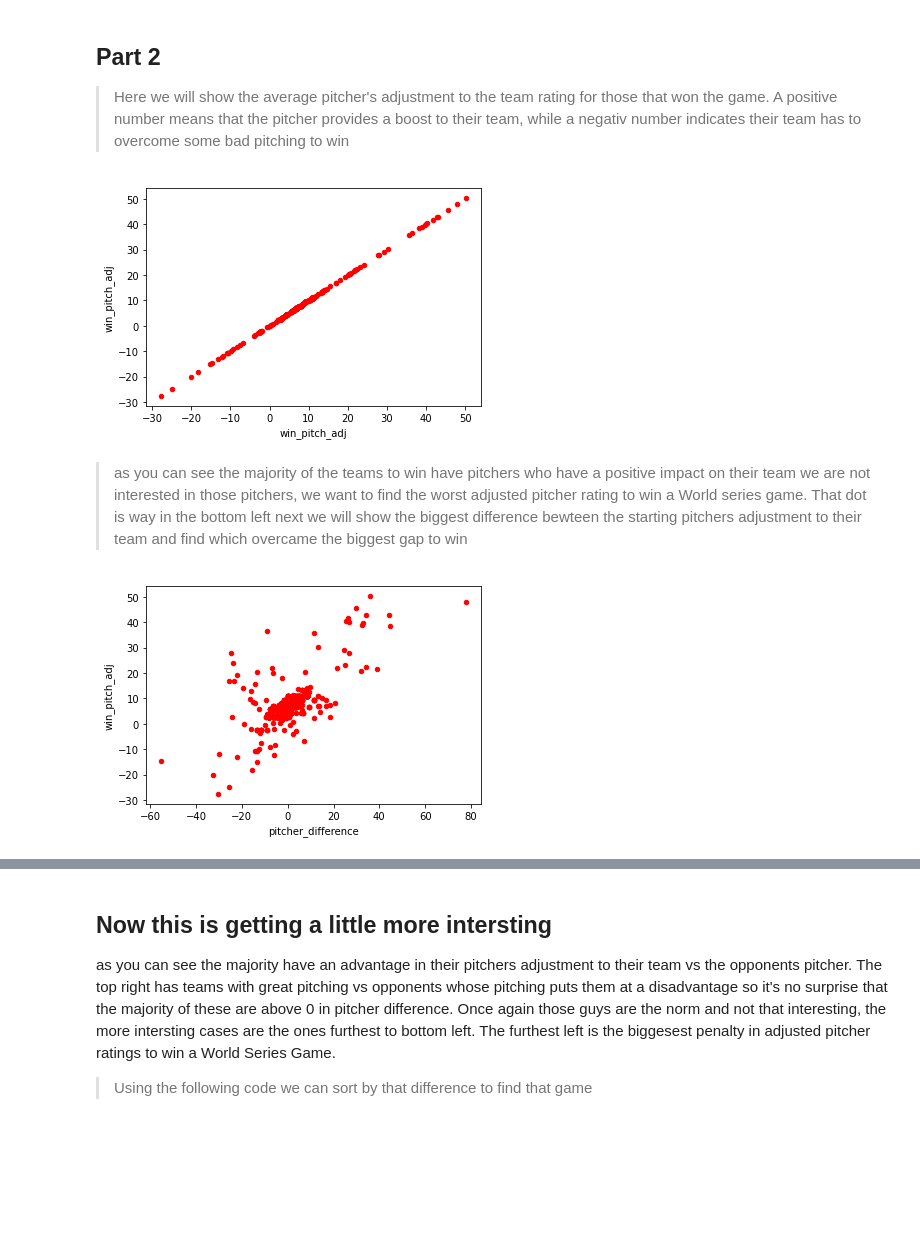
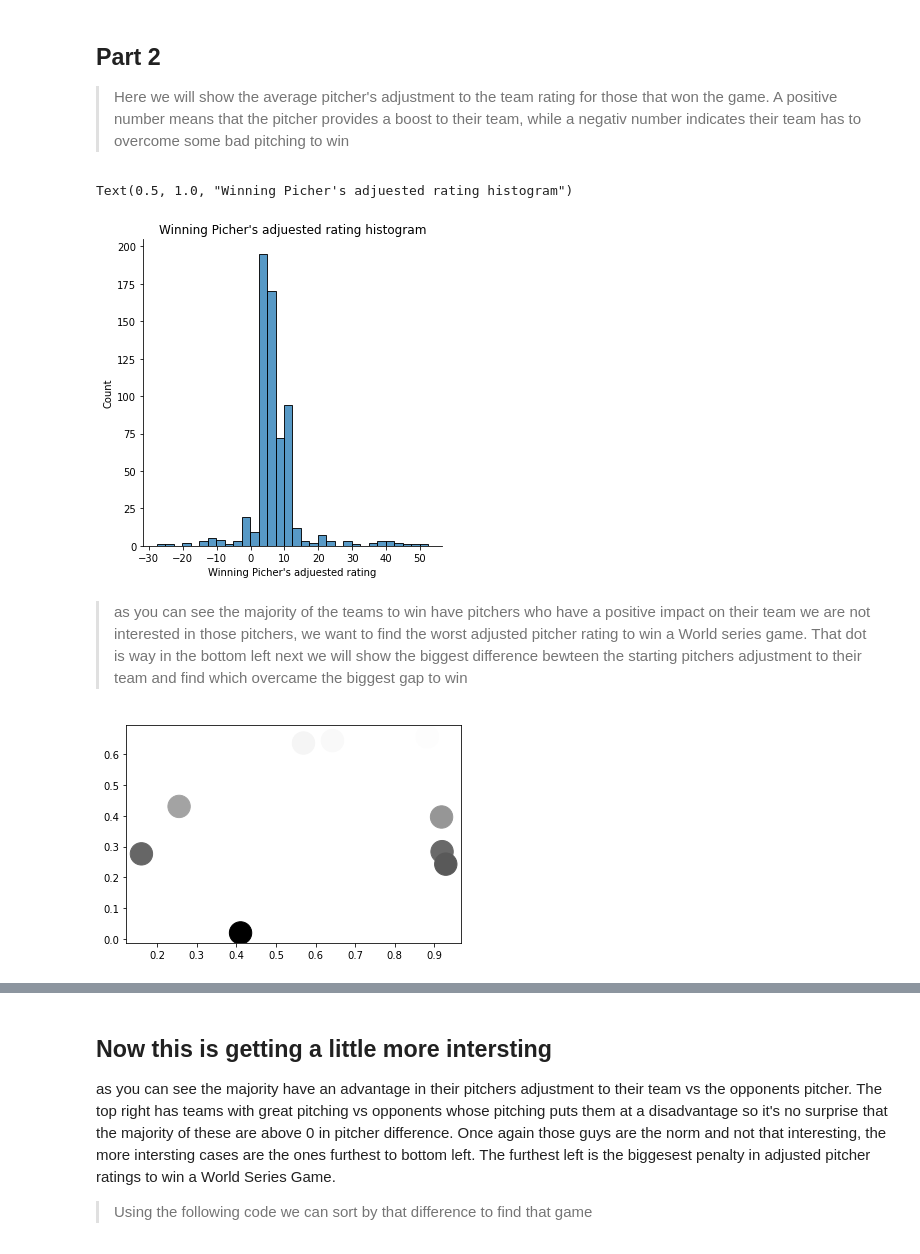
Before and after one commit to data301-2020-winter2/course-project-group_1040, a Jupyter notebook: analysis/Levi_Kolkind/M2.ipynb, the cells around one changed output, grey strips where cells are left out. Cells and saved outputs as stored; diff of their text form; code cells hidden in the pictures; blank space fills up the shorter version.

Commit message:
basically finished just want to add varying colours to scatter plot

```diff
--- a/analysis/Levi_Kolkind/M2.ipynb
+++ b/analysis/Levi_Kolkind/M2.ipynb
@@ -108,13 +97,13 @@ print(df4)
 ## Part 2
 
 > Here we will show the average pitcher's adjustment to the team rating for those that won the game. A positive number means that the pitcher provides a boost to their team, while a negativ number indicates their team has to overcome some bad pitching to win
-# %%
-#plot the win_pitch_adj here data points here
-
-df4.plot(kind='scatter',x="win_pitch_adj",y="win_pitch_adj",color='red')
-plt.show()
-# %% [output]
-[figure, removed]
+# %%
+sns.displot(df4, x="win_pitch_adj", binwidth = 2.5)
+plt.xlabel ("Winning Picher's adjuested rating")
+plt.title ("Winning Picher's adjuested rating histogram")
+# %% [output]
+Text(0.5, 1.0, "Winning Picher's adjuested rating histogram")
+[figure, added]
 # %% [markdown]
 >as you can see the majority of the teams to win have pitchers who have a positive impact on their team
 >we are not interested in those pitchers, we want to find the worst adjusted pitcher rating to win a World series game. That dot is way in the bottom left
@@ -126,5 +111,8 @@ labels = ["less than -50", "between -40 and -50", "between -30 and -40", "betwee
-# %%
-df4.plot(kind='scatter',x="pitcher_difference",y="win_pitch_adj",color='red')
-plt.show()
-# %% [output]
-[figure, removed]
+# %%
+x = np.random.random(10)
+y = np.random.random(10)
+
+plt.scatter(x, y, c=y, s=500, cmap='gray')
+plt.show()
+# %% [output]
+[figure, added]
```
Also changed, not shown: parts of 6 cells of this notebook.
